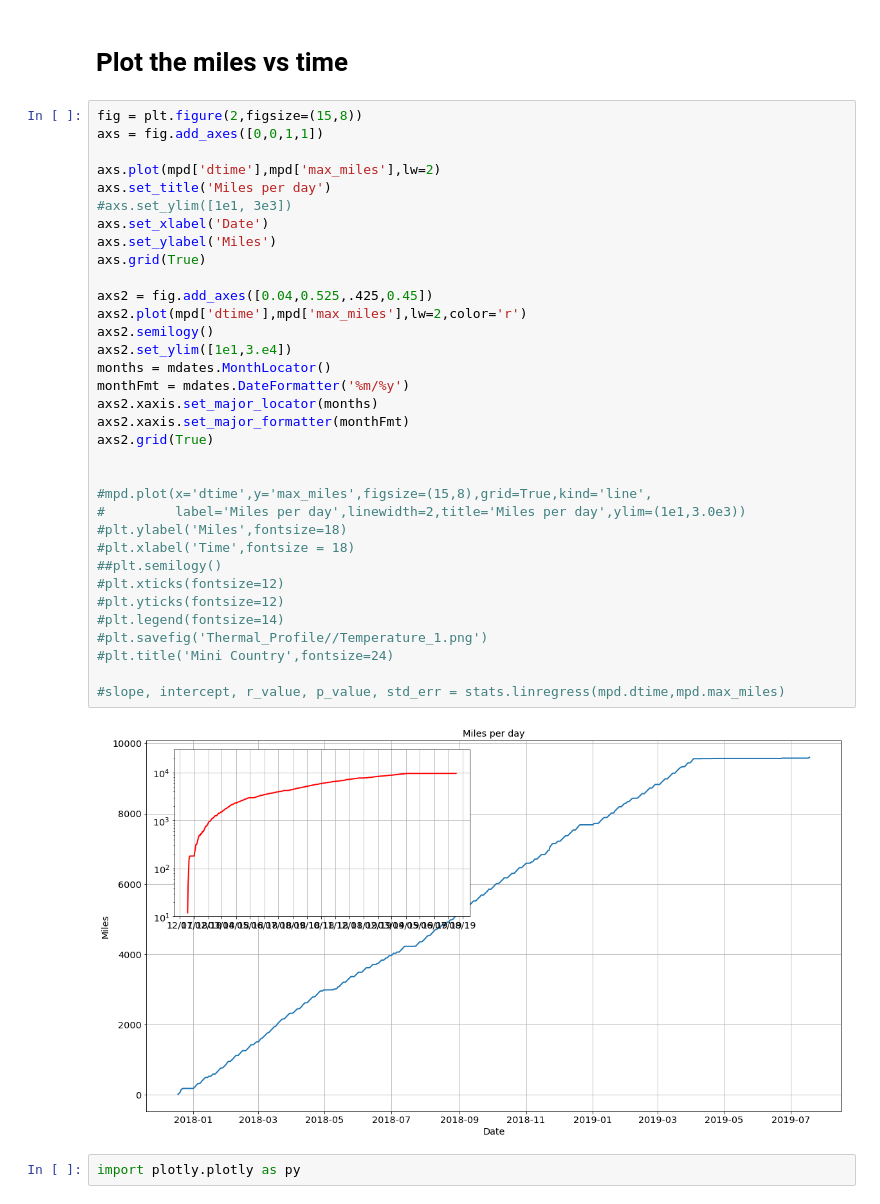
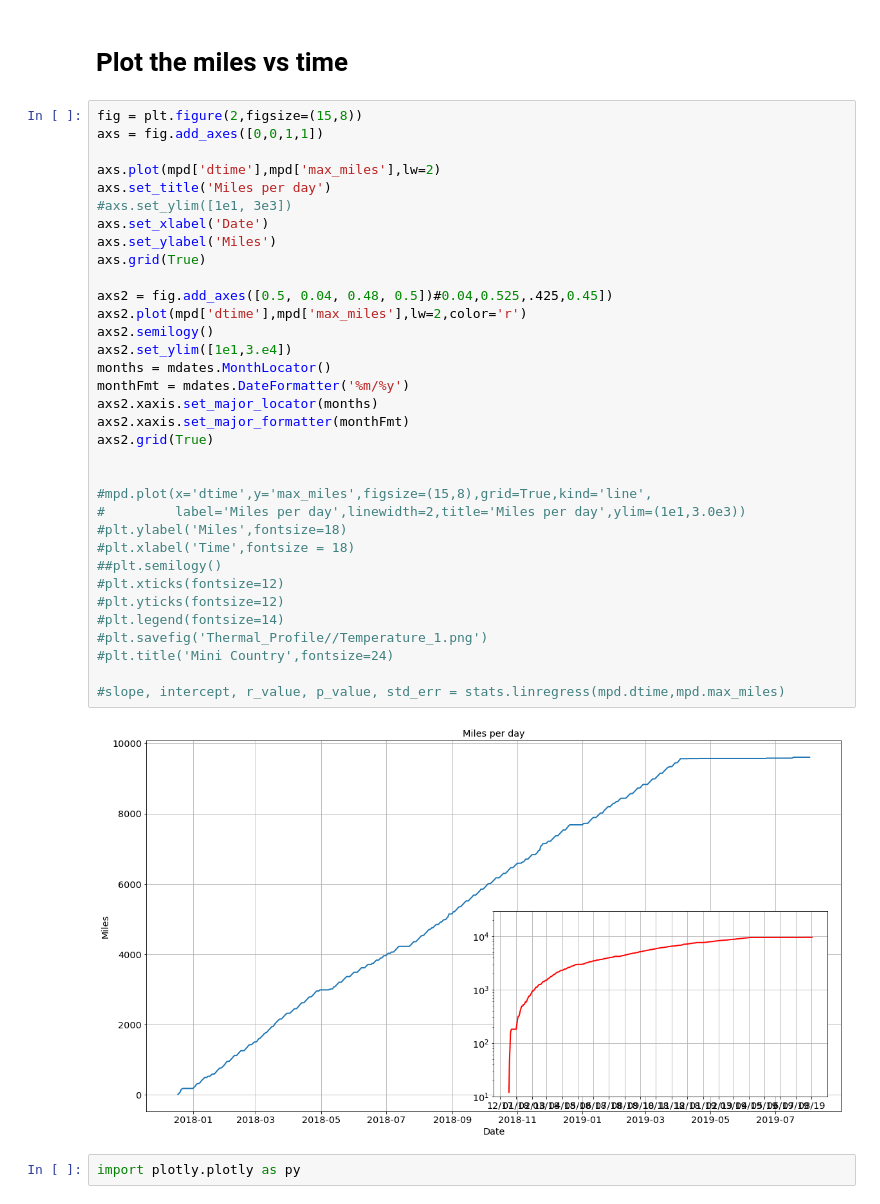
Before and after one commit to angelmanzur/MiniMiles, a Jupyter notebook: Mini_Cooper_Miles.ipynb, the cells around one changed output. Saved outputs shown, nothing was run; the diff lists cells and outputs as text.

```diff
--- a/Mini_Cooper_Miles.ipynb
+++ b/Mini_Cooper_Miles.ipynb
@@ -260,35 +260,35 @@ axs = fig.add_axes([0,0,1,1])
 axs.plot(mpd['dtime'],mpd['max_miles'],lw=2)
 axs.set_title('Miles per day')
 #axs.set_ylim([1e1, 3e3])
 axs.set_xlabel('Date')
 axs.set_ylabel('Miles')
 axs.grid(True)
 
-axs2 = fig.add_axes([0.04,0.525,.425,0.45])
+axs2 = fig.add_axes([0.5, 0.04, 0.48, 0.5])#0.04,0.525,.425,0.45])
 axs2.plot(mpd['dtime'],mpd['max_miles'],lw=2,color='r')
 axs2.semilogy()
 axs2.set_ylim([1e1,3.e4])
 months = mdates.MonthLocator()
 monthFmt = mdates.DateFormatter('%m/%y')
 axs2.xaxis.set_major_locator(months)
 axs2.xaxis.set_major_formatter(monthFmt)
 axs2.grid(True)
 
 
 #mpd.plot(x='dtime',y='max_miles',figsize=(15,8),grid=True,kind='line',
 #         label='Miles per day',linewidth=2,title='Miles per day',ylim=(1e1,3.0e3))
 #plt.ylabel('Miles',fontsize=18)
 #plt.xlabel('Time',fontsize = 18)
 ##plt.semilogy()
 #plt.xticks(fontsize=12)
 #plt.yticks(fontsize=12)
 #plt.legend(fontsize=14)
 #plt.savefig('Thermal_Profile//Temperature_1.png')
 #plt.title('Mini Country',fontsize=24)
 
 #slope, intercept, r_value, p_value, std_err = stats.linregress(mpd.dtime,mpd.max_miles)
 # %% [output]
-[figure, old version]
+[figure, new version]
 # %%
 import plotly.plotly as py
 # %% [output]
```
Also changed, not shown: parts of 8 cells of this notebook, 2 other files.
